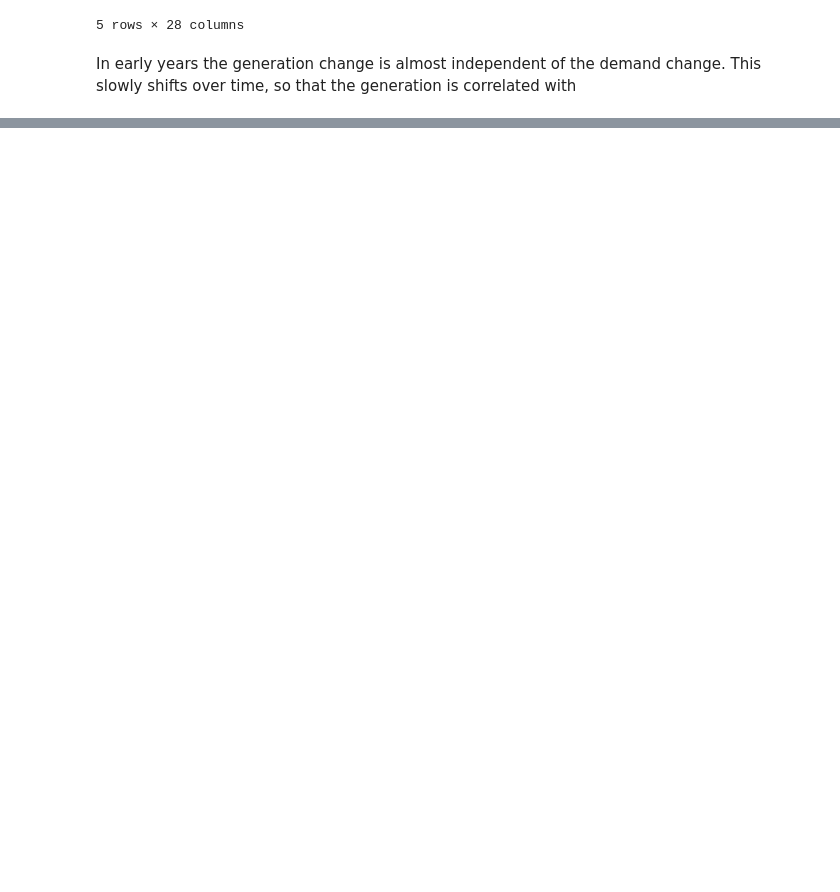
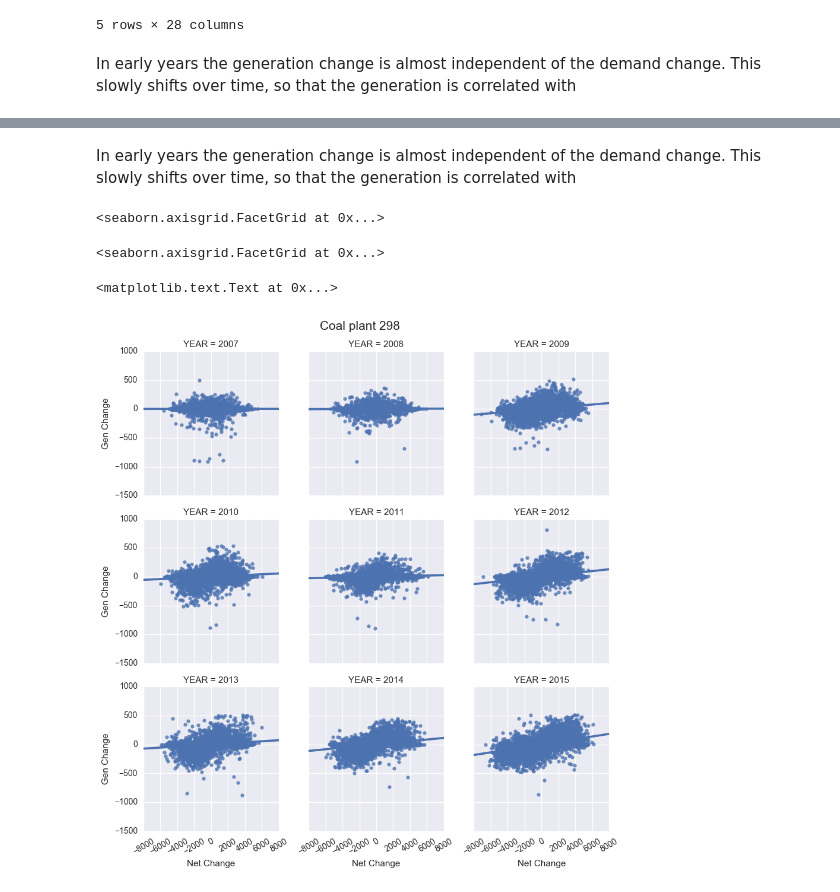
Before and after one commit to gschivley/ERCOT_power, a Jupyter notebook: Group classification/Determine marginal unit.ipynb, the cells around one changed output, grey strips where cells are left out. Cells and saved outputs as stored; diff of their text form; code cells hidden in the pictures; blank space fills up the shorter version.

Commit message:
Add second plot example

```diff
--- a/Group classification/Determine marginal unit.ipynb
+++ b/Group classification/Determine marginal unit.ipynb
@@ -89,6 +89,3 @@ epaDict.keys()
  '2014 July-Dec',
  '2009 Jan-June',
  '2013 July-Dec']
-# %%
-for df in epaDict.values():
-    df.head()
@@ -328,0 +199,2 @@ sns.lmplot('Net Change', 'Gen Change', test, col='YEAR', col_wrap=3)
+# %%
+plants = allEPA.loc[allEPA['PLANT_ID'].isin([298, 3439]),:]
@@ -328,0 +210,16 @@ sns.lmplot('Net Change', 'Gen Change', test, col='YEAR', col_wrap=3)
+# %%
+plants.index = plants['DATETIME']
+# %%
+test = pd.merge(ercot, plants, left_index=True, right_index=True)
+# %% [markdown]
+In early years the generation change is almost independent of the demand change. This slowly shifts over time, so that the generation is correlated with
+# %%
+g = sns.FacetGrid(test[test['PLANT_ID']==298], col='YEAR', col_wrap=3)
+g.map(sns.regplot, 'Net Change', 'Gen Change')
+g.set_xticklabels(rotation=30)
+plt.suptitle('Coal plant 298', y=1.02, size=15)
+# %% [output]
+<seaborn.axisgrid.FacetGrid at 0x...>
+<seaborn.axisgrid.FacetGrid at 0x...>
+<matplotlib.text.Text at 0x...>
+[figure, added]
```
Also changed, not shown: parts of 11 cells of this notebook.
